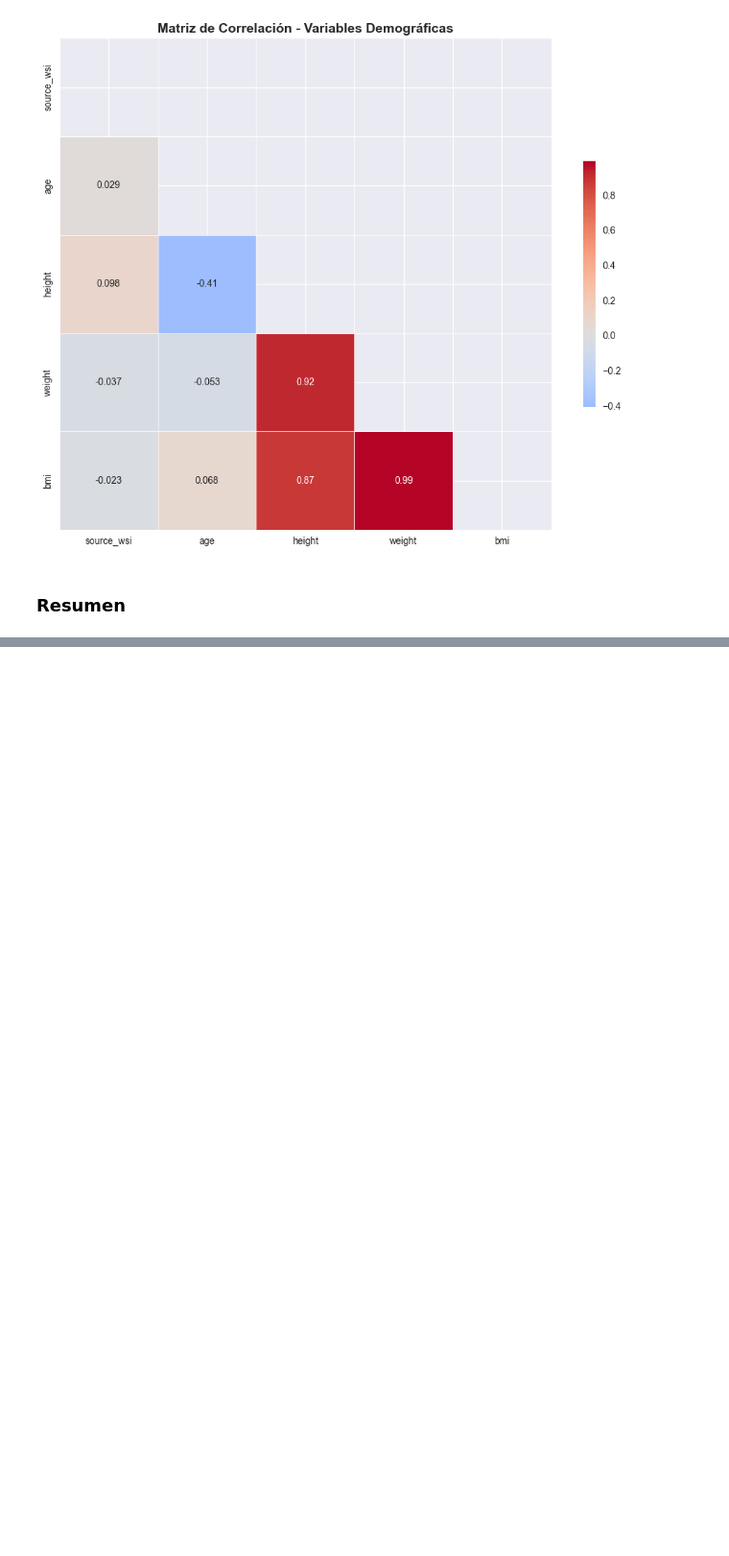
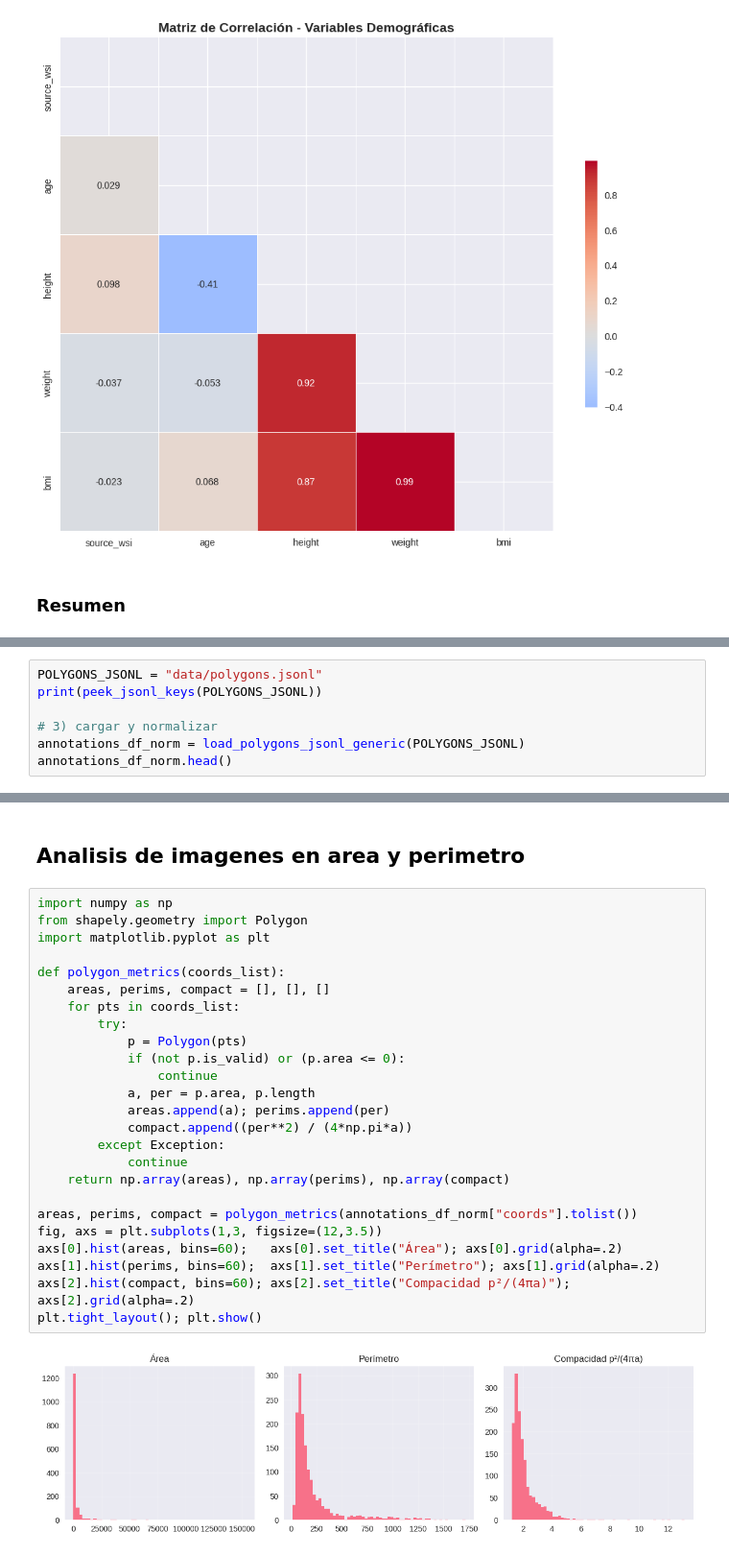
Before and after one commit to Fabiola-cc/DS_Proyecto2, a Jupyter notebook: analisis_exploratorio.ipynb, the cells around one changed output, grey strips where cells are left out. Shown at 96% size. Drawn from its saved outputs; the diff is of its cells as text; blank space fills up the shorter version.

Commit message:
Analisis de imagen hecho

```diff
--- a/analisis_exploratorio.ipynb
+++ b/analisis_exploratorio.ipynb
@@ -472,0 +576,7 @@ CARACTERÍSTICAS DEMOGRÁFICAS:
+# %%
+POLYGONS_JSONL = "data/polygons.jsonl"
+print(peek_jsonl_keys(POLYGONS_JSONL))
+
+# 3) cargar y normalizar
+annotations_df_norm = load_polygons_jsonl_generic(POLYGONS_JSONL)
+annotations_df_norm.head()
@@ -472,0 +591,29 @@ CARACTERÍSTICAS DEMOGRÁFICAS:
+# %% [markdown]
+## Analisis  de imagenes en area y perimetro
+# %%
+import numpy as np
+from shapely.geometry import Polygon
+import matplotlib.pyplot as plt
+
+def polygon_metrics(coords_list):
+    areas, perims, compact = [], [], []
+    for pts in coords_list:
+        try:
+            p = Polygon(pts)
+            if (not p.is_valid) or (p.area <= 0):
+                continue
+            a, per = p.area, p.length
+            areas.append(a); perims.append(per)
+            compact.append((per**2) / (4*np.pi*a))
+        except Exception:
+            continue
+    return np.array(areas), np.array(perims), np.array(compact)
+
+areas, perims, compact = polygon_metrics(annotations_df_norm["coords"].tolist())
+fig, axs = plt.subplots(1,3, figsize=(12,3.5))
+axs[0].hist(areas, bins=60);   axs[0].set_title("Área"); axs[0].grid(alpha=.2)
+axs[1].hist(perims, bins=60);  axs[1].set_title("Perímetro"); axs[1].grid(alpha=.2)
+axs[2].hist(compact, bins=60); axs[2].set_title("Compacidad p²/(4πa)"); axs[2].grid(alpha=.2)
+plt.tight_layout(); plt.show()
+# %% [output]
+[figure, added]
```
Also changed, not shown: parts of 8 cells of this notebook, 1 other file.
